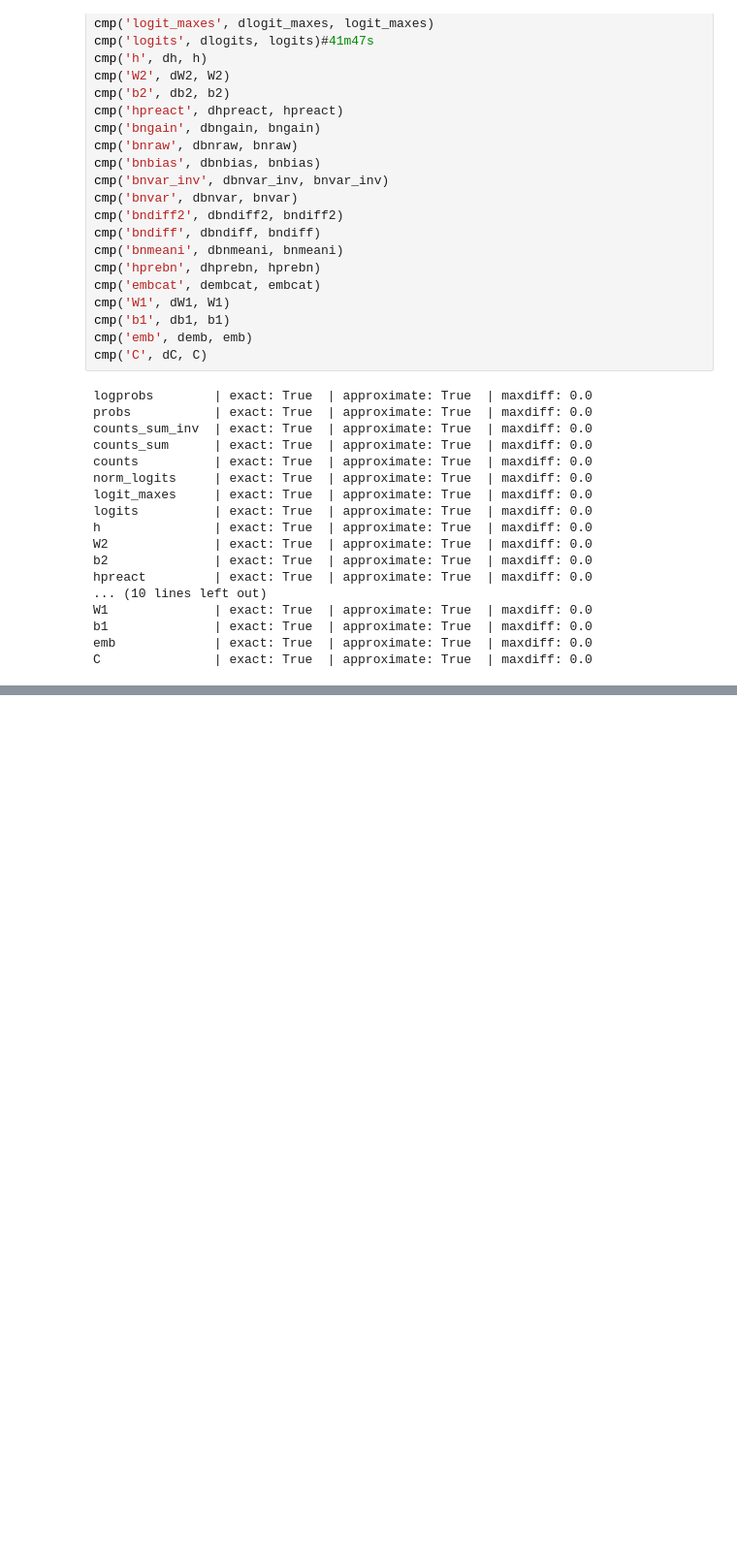
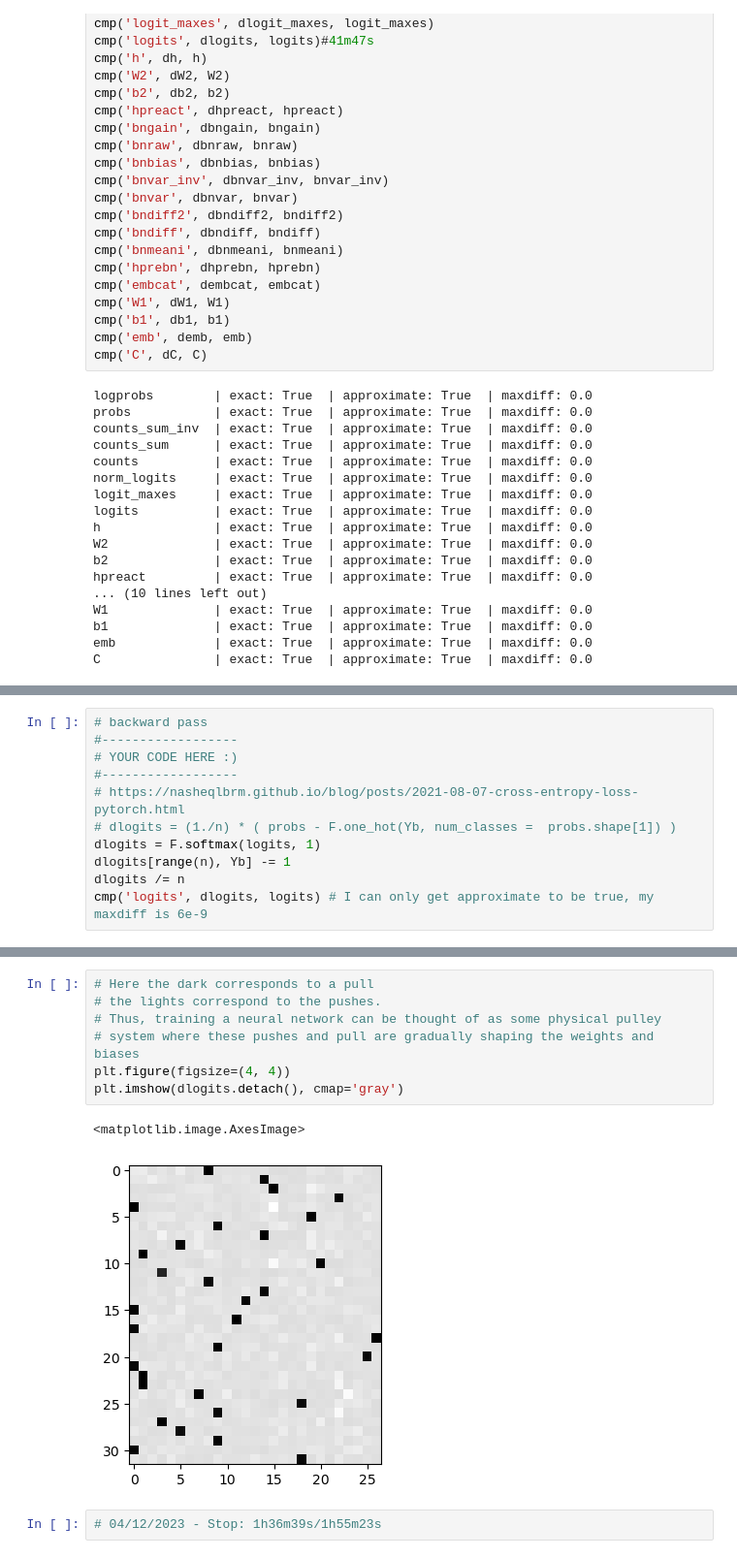
Before and after one commit to nasheqlbrm/makemore, a Jupyter notebook: nbs/04_backprop.ipynb, the cells around one changed output, grey strips where cells are left out. Shown at 97% size. Cells and saved outputs as stored; diff of their text form; blank space fills up the shorter version.

```diff
--- a/nbs/04_backprop.ipynb
+++ b/nbs/04_backprop.ipynb
@@ -330,0 +339,11 @@ C               | exact: True  | approximate: True  | maxdiff: 0.0
+# %%
+# backward pass
+#------------------
+# YOUR CODE HERE :)
+#------------------
+# https://nasheqlbrm.github.io/blog/posts/2021-08-07-cross-entropy-loss-pytorch.html
+# dlogits = (1./n) * ( probs - F.one_hot(Yb, num_classes =  probs.shape[1]) )
+dlogits = F.softmax(logits, 1)
+dlogits[range(n), Yb] -= 1
+dlogits /= n
+cmp('logits', dlogits, logits) # I can only get approximate to be true, my maxdiff is 6e-9
@@ -330,0 +379,12 @@ C               | exact: True  | approximate: True  | maxdiff: 0.0
+# %%
+# Here the dark corresponds to a pull
+# the lights correspond to the pushes.
+# Thus, training a neural network can be thought of as some physical pulley
+# system where these pushes and pull are gradually shaping the weights and biases
+plt.figure(figsize=(4, 4))
+plt.imshow(dlogits.detach(), cmap='gray')
+# %% [output]
+<matplotlib.image.AxesImage>
+[figure, added]
+# %%
+# 04/12/2023 - Stop: 1h36m39s/1h55m23s
```
Also changed, not shown: parts of 20 cells of this notebook.
